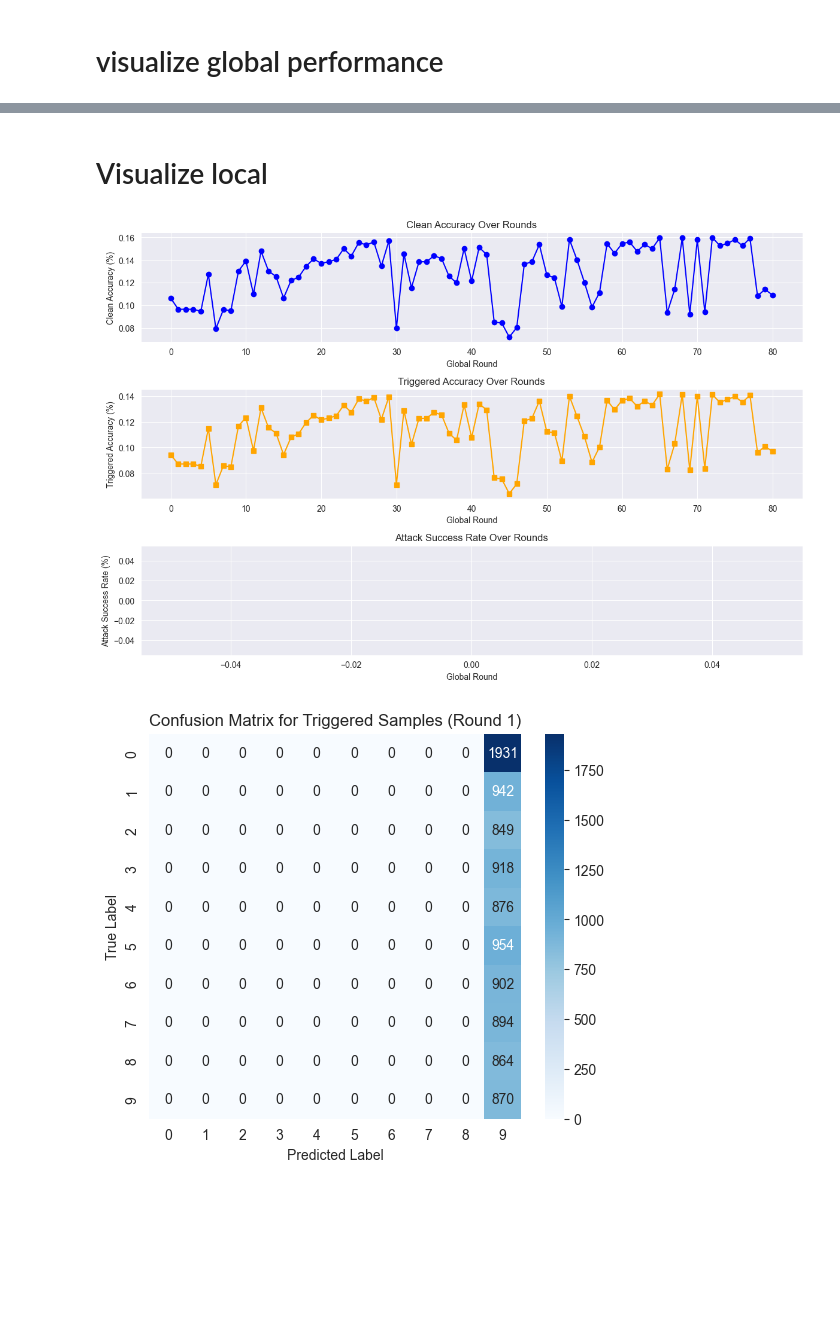
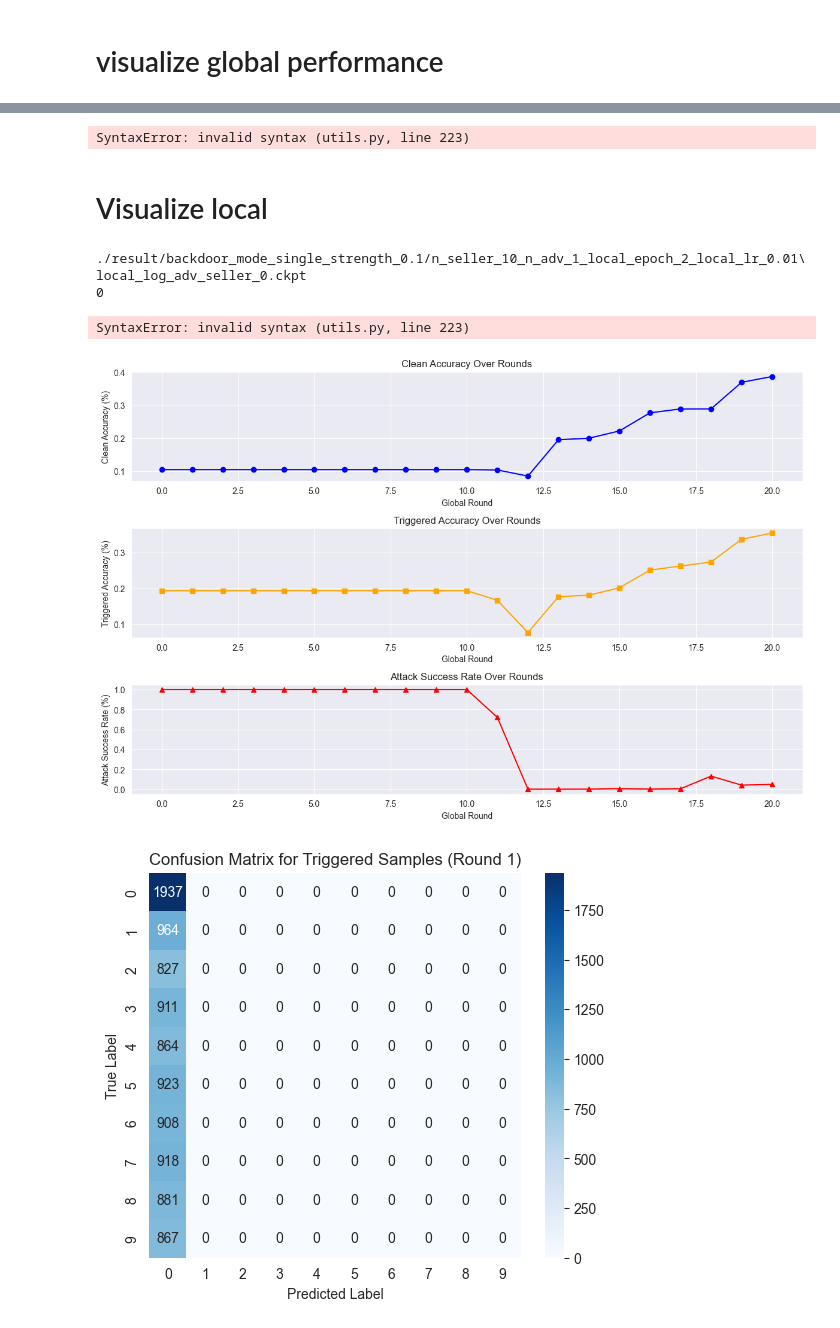
Before and after one commit to szyszyzys/poison_data_valuation, a Jupyter notebook: visual_result.ipynb, the cells around one changed output, grey strips where cells are left out. Saved outputs shown, nothing was run; the diff lists cells and outputs as text; code cells hidden in the pictures; blank space fills up the shorter version.

```diff
--- a/visual_result.ipynb
+++ b/visual_result.ipynb
@@ -53,0 +69,11 @@ data = torch.load("results_visual/n_seller_10_n_adv_0_strength_1.0/market_log_ro
+# %%
+strength = 1.0
+# bm = "single"
+bm = "cmd"
+# bm = "None"
+n_adv = 1
+file_name = f"./result/backdoor_mode_{bm}_strength_{strength}/n_seller_10_n_adv_{n_adv}_local_epoch_2_local_lr_0.01/market_log.ckpt"
+
+data = torch.load(file_name, weights_only=False )  # Change filename as needed
+
+visualize_global(data, n_adv=n_adv)
@@ -53,0 +152,15 @@ data = torch.load("results_visual/n_seller_10_n_adv_0_strength_1.0/market_log_ro
+# %%
+
+strength = 0.1
+bm = "single"
+# bm = "cmd"
+# bm = "None"
+n_adv = 1
+
+
+data_diff_adv = collections.OrderedDict()
+for n_adv in range(1,6):
+    file_name = f"./result/backdoor_mode_{bm}_strength_{strength}/n_seller_10_n_adv_{n_adv}_local_epoch_2_local_lr_0.01/market_log.ckpt"
+    cur_data = torch.load(file_name, weights_only=False )  # Change filename as needed
+    data_diff_adv[n_adv] = (cur_data)
+visualize_comparative(data_diff_adv)
@@ -54,3 +170,7 @@ data = torch.load("results_visual/n_seller_10_n_adv_0_strength_1.0/market_log_ro
+# %%
+records = torch.load("./result/backdoor_mode_single_strength_0.1/n_seller_10_n_adv_1_local_epoch_2_local_lr_0.01/local_log_adv_seller_0.ckpt", weights_only=False)
+# %% [output]
+SyntaxError: invalid syntax (utils.py, line 223)
 # %% [markdown]
 # Visualize local
 # %%
@@ -62,7 +182,7 @@ import matplotlib.pyplot as plt
 import seaborn as sns
 
 # Directory where your ckpt files are stored (adjust as needed)
-log_dir = "./"  # assuming they are in the current directory
+log_dir = "./result/backdoor_mode_single_strength_0.1/n_seller_10_n_adv_1_local_epoch_2_local_lr_0.01"  # assuming they are in the current directory
 
 # Find all files matching the pattern local_log_*.ckpt
 file_pattern = os.path.join(log_dir, "local_log_*.ckpt")
@@ -73,12 +193,14 @@ all_records = []
 # Loop over each file and read the records
 for filename in files:
     # Extract client id from filename (assuming pattern: local_log_{client_id}.ckpt)
+    print(filename)
     base = os.path.basename(filename)
     client_id = int(base.split("_")[-1].split(".")[0])
+    print(client_id)
 
     # Load the checkpoint file (assuming it's saved with torch.save)
     # Adjust the loading method if your ckpt files use a different format.
-    records = torch.load(filename)
+    records = torch.load(filename, weights_only=False)
 
     # Assume records is a list of dictionaries for each round
     # with keys: "round_number", "is_selected", etc.
@@ -103,6 +225,10 @@ plt.title("Selection Pattern for All Clients Over Rounds")
 plt.xlabel("Client ID")
 plt.ylabel("Global Round")
 plt.show()
+# %% [output]
+./result/backdoor_mode_single_strength_0.1/n_seller_10_n_adv_1_local_epoch_2_local_lr_0.01\local_log_adv_seller_0.ckpt
+0
+SyntaxError: invalid syntax (utils.py, line 223)
 # %%
 import matplotlib.pyplot as plt
 import numpy as np
@@ -177,33 +303,33 @@ def plot_attack_metrics(rounds, clean_acc, triggered_acc, asr):
 
 def visualize_confusion_matrix(conf_matrix, round_number):
     """
     Visualize a confusion matrix (assumed to be a numpy array) for a given round.
     """
     plt.figure(figsize=(6, 5))
     sns.heatmap(conf_matrix, annot=True, fmt='d', cmap='Blues')
     plt.title(f"Confusion Matrix for Triggered Samples (Round {round_number})")
     plt.xlabel("Predicted Label")
     plt.ylabel("True Label")
     plt.show()
 
 round_records = []  # e.g., load from a file or variable
 
 # For demonstration, here's a dummy record list
 dummy_conf_matrix = np.array([[50, 10], [5, 35]])
-round_records = torch.load("results_visual/n_seller_10_n_adv_0_strength_1.0/market_log_round_80.ckpt", weights_only=False )
+round_records = torch.load(file_name, weights_only=False )
 
 
 # Extract metrics
 rounds, clean_acc, triggered_acc, asr, conf_matrices = extract_metrics(round_records)
 
 # Plot the main metrics over rounds
 plot_attack_metrics(rounds, clean_acc, triggered_acc, asr)
 
 # Optionally, visualize confusion matrix for a selected round, e.g., round 2
 # You can loop over or choose a round based on some criteria.
 selected_round_index = 1  # corresponds to round 2 in our dummy data
 if conf_matrices[selected_round_index] is not None:
     visualize_confusion_matrix(conf_matrices[selected_round_index], rounds[selected_round_index])
 # %% [output]
-[figure, old version]
+[figure, new version]
-[figure, old version]
+[figure, new version]
```
Also changed, not shown: parts of 5 cells of this notebook.
